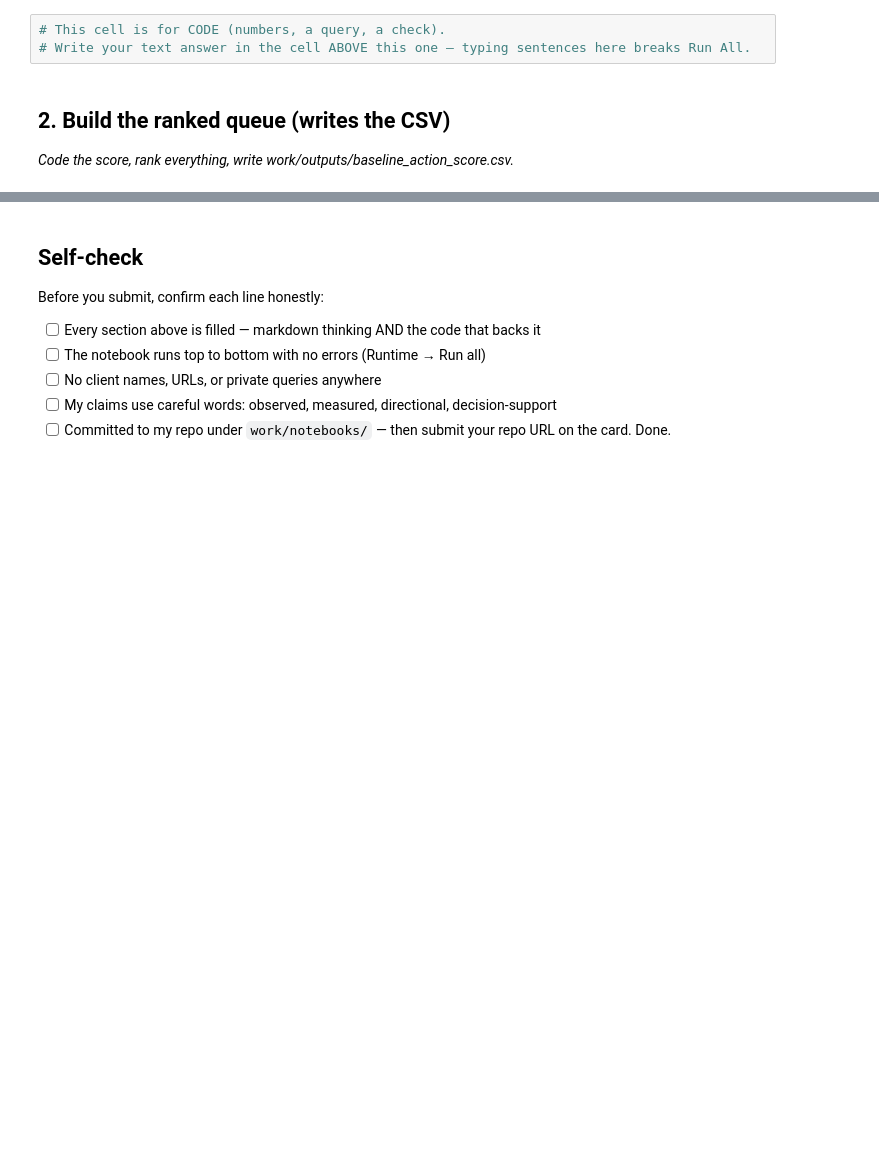
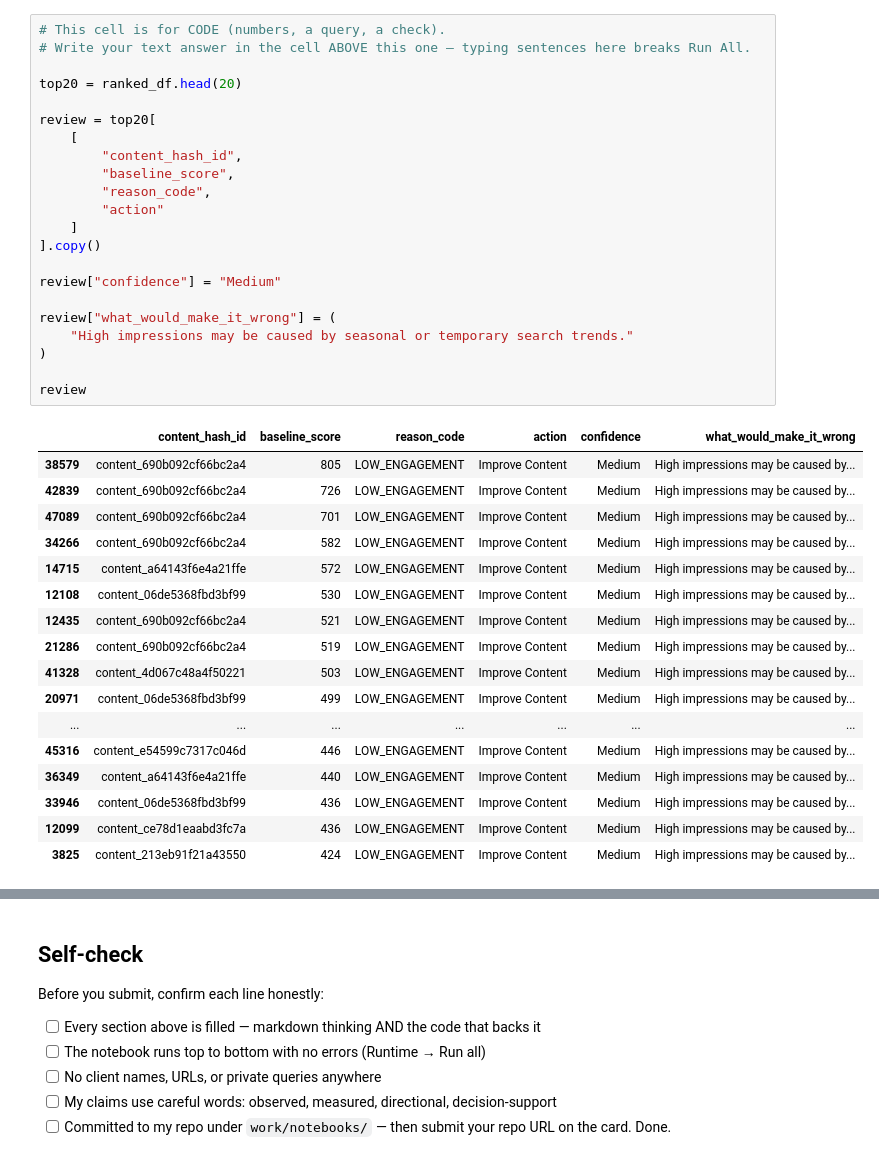
Before and after one commit to abdulmoeed1090/Fly-rank-starter-assignment, a Jupyter notebook: work/notebooks/w04_baseline_score.ipynb, the cells around one changed output, grey strips where cells are left out. Drawn from its saved outputs; the diff is of its cells as text; blank space fills up the shorter version.

```diff
--- a/work/notebooks/w04_baseline_score.ipynb
+++ b/work/notebooks/w04_baseline_score.ipynb
@@ -13,7 +142,40 @@ This skeleton is yours to fill. Work the sections **in order** — each one has
 # %%
 # This cell is for CODE (numbers, a query, a check).
 # Write your text answer in the cell ABOVE this one — typing sentences here breaks Run All.
+
+top20 = ranked_df.head(20)
+
+review = top20[
+    [
+        "content_hash_id",
+        "baseline_score",
+        "reason_code",
+        "action"
+    ]
+].copy()
+
+review["confidence"] = "Medium"
+
+review["what_would_make_it_wrong"] = (
+    "High impressions may be caused by seasonal or temporary search trends."
+)
+
+review
+# %% [output]
+|  | content_hash_id | baseline_score | reason_code | action | confidence | what_would_make_it_wrong |
+| 38579 | content_690b092cf66bc2a4 | 805 | LOW_ENGAGEMENT | Improve Content | Medium | High impressions may be caused by... |
+| 42839 | content_690b092cf66bc2a4 | 726 | LOW_ENGAGEMENT | Improve Content | Medium | High impressions may be caused by... |
+| 47089 | content_690b092cf66bc2a4 | 701 | LOW_ENGAGEMENT | Improve Content | Medium | High impressions may be caused by... |
+| 34266 | content_690b092cf66bc2a4 | 582 | LOW_ENGAGEMENT | Improve Content | Medium | High impressions may be caused by... |
+| 14715 | content_a64143f6e4a21ffe | 572 | LOW_ENGAGEMENT | Improve Content | Medium | High impressions may be caused by... |
+| 12108 | content_06de5368fbd3bf99 | 530 | LOW_ENGAGEMENT | Improve Content | Medium | High impressions may be caused by... |
+| 12435 | content_690b092cf66bc2a4 | 521 | LOW_ENGAGEMENT | Improve Content | Medium | High impressions may be caused by... |
+| 21286 | content_690b092cf66bc2a4 | 519 | LOW_ENGAGEMENT | Improve Content | Medium | High impressions may be caused by... |
+| 41328 | content_4d067c48a4f50221 | 503 | LOW_ENGAGEMENT | Improve Content | Medium | High impressions may be caused by... |
+| 20971 | content_06de5368fbd3bf99 | 499 | LOW_ENGAGEMENT | Improve Content | Medium | High impressions may be caused by... |
+| ... | ... | ... | ... | ... | ... | ... |
+| 45316 | content_e54599c7317c046d | 446 | LOW_ENGAGEMENT | Improve Content | Medium | High impressions may be caused by... |
+| 36349 | content_a64143f6e4a21ffe | 440 | LOW_ENGAGEMENT | Improve Content | Medium | High impressions may be caused by... |
+| 33946 | content_06de5368fbd3bf99 | 436 | LOW_ENGAGEMENT | Improve Content | Medium | High impressions may be caused by... |
+| 12099 | content_ce78d1eaabd3fc7a | 436 | LOW_ENGAGEMENT | Improve Content | Medium | High impressions may be caused by... |
+| 3825 | content_213eb91f21a43550 | 424 | LOW_ENGAGEMENT | Improve Content | Medium | High impressions may be caused by... |
-# %% [markdown]
-## 2. Build the ranked queue (writes the CSV)
-
-*Code the score, rank everything, write work/outputs/baseline_action_score.csv.*
```
Also changed, not shown: parts of 12 cells of this notebook.
